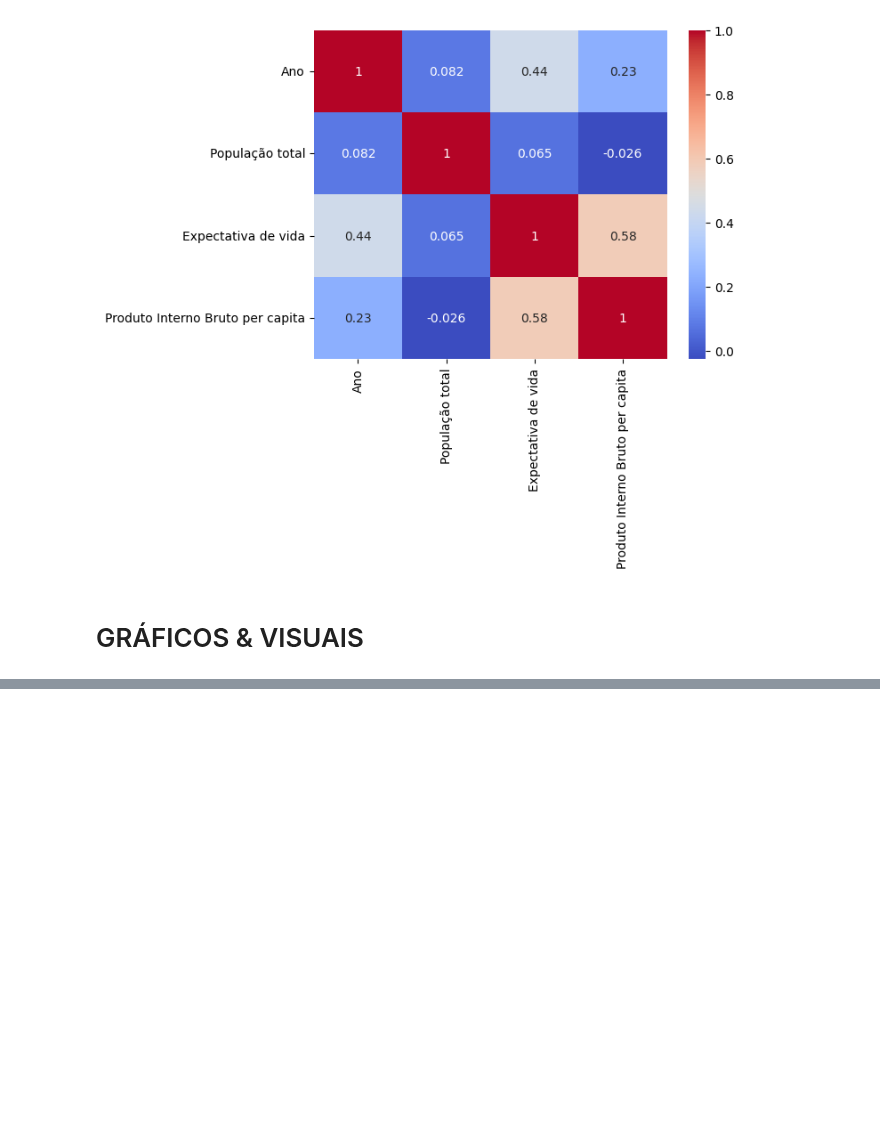
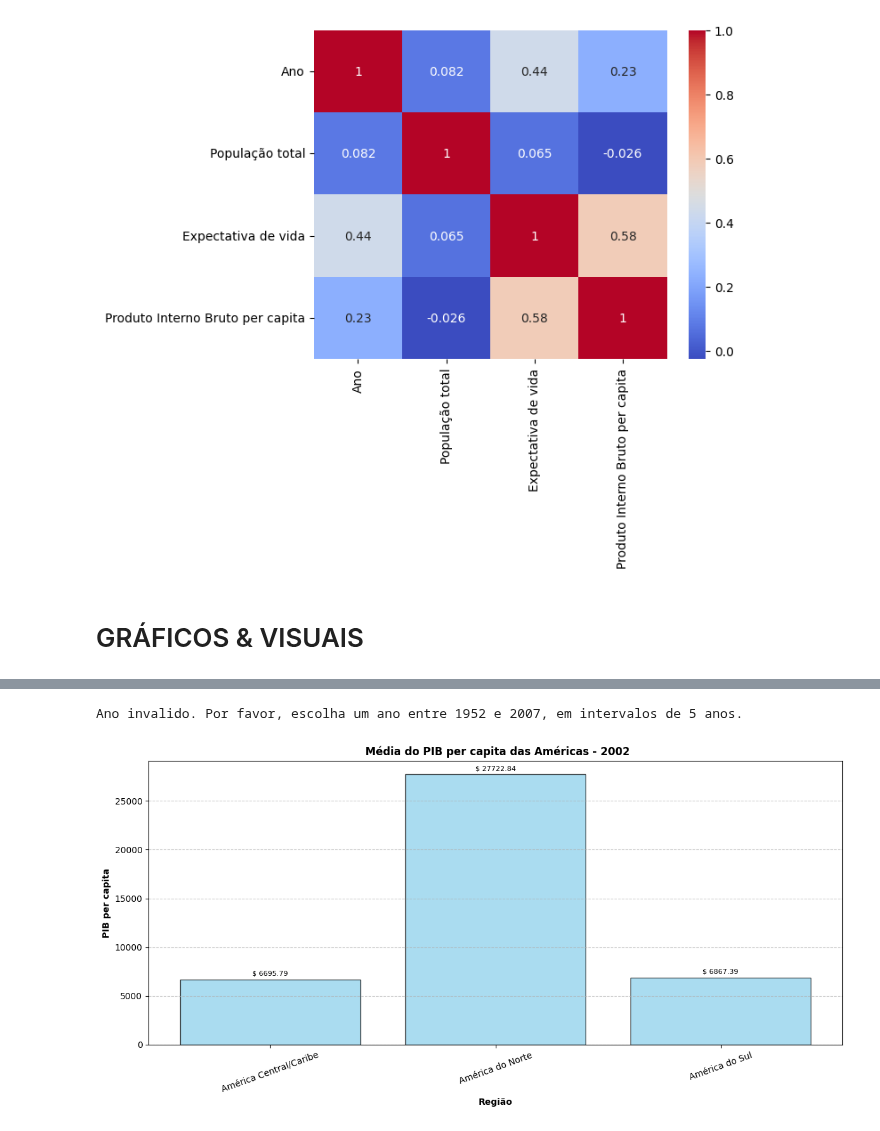
Before and after one commit to MathLopes29/Hashtag_AnaliseDados, a Jupyter notebook: Python/Cursos/PUC Ciência de Dados/Projetos/Python para Ciência de Dados/Projeto_Final_Grupo_5.ipynb, the cells around one changed output, grey strips where cells are left out. Cells and saved outputs as stored; diff of their text form; code cells hidden in the pictures; blank space fills up the shorter version.

```diff
--- a/Python/Cursos/PUC Ciência de Dados/Projetos/Python para Ciência de Dados/Projeto_Final_Grupo_5.ipynb
+++ b/Python/Cursos/PUC Ciência de Dados/Projetos/Python para Ciência de Dados/Projeto_Final_Grupo_5.ipynb
@@ -286,0 +352,19 @@ plt.show()
+# %%
+def categorizar_america(pais):
+    match pais:
+        # América do Sul
+        case 'Argentina' | 'Bolivia' | 'Brazil' | 'Chile' | 'Colombia' | 'Ecuador' | 'Paraguay' | 'Peru' | 'Uruguay' | 'Venezuela':
+            return 'América do Sul'
+
+        # América do Norte
+        case 'Canada' | 'United States' | 'Mexico':
+            return 'América do Norte'
+
+        # América Central / Caribe
+        case 'Costa Rica' | 'Cuba' | 'Dominican Republic' | 'El Salvador' | 'Guatemala' | 'Haiti' | 'Honduras' | 'Jamaica' | 'Nicaragua' | 'Panama' | 'Puerto Rico' | 'Trinidad and Tobago':
+            return 'América Central/Caribe'
+
+        case _:
+            return 'Outro continente'
+
+df_tratado['Região América'] = df_tratado['País'].apply(categorizar_america)
@@ -286,0 +380,49 @@ plt.show()
+# %%
+ano_escolhido = int(input("Digite o ano que deseja visualizar: "))
+match ano_escolhido:
+    case 1952, 1957, 1962, 1967, 1972, 1977, 1982, 1987, 1992, 1997, 2002, 2007:
+        print("Ano válido")
+    case _:
+        print("Ano invalido. Por favor, escolha um ano entre 1952 e 2007, em intervalos de 5 anos.")
+
+# filtrar ano e remover outros continentes
+filtro = (
+    (df_tratado['Ano'] == ano_escolhido) &
+    (df_tratado['Região América'] != 'Outro continente')
+)
+
+# agrupar por região
+pib_regiao = (
+    df_tratado[filtro]
+    .groupby('Região América')['Produto Interno Bruto per capita']
+    .mean()
+)
+
+plt.figure(figsize=(12, 6))
+
+barras = plt.bar(
+    pib_regiao.index,
+    pib_regiao.values,
+    color='skyblue',
+    edgecolor='black',
+    linewidth=1,
+    alpha=0.7
+)
+
+plt.bar_label(
+    barras,
+    labels=[f'$ {valor:.2f}' for valor in pib_regiao.values],
+    padding=3,
+    fontsize=8
+)
+
+plt.title(f' Média do PIB per capita das Américas - {ano_escolhido}', fontsize=12, fontweight='bold')
+plt.xlabel('Região', fontsize=10, fontweight='bold')
+plt.ylabel('PIB per capita', fontsize=10, fontweight='bold')
+plt.xticks(rotation=20)
+plt.grid(axis='y', linestyle='--', alpha=0.7)
+plt.tight_layout()
+plt.show()
+# %% [output]
+Ano invalido. Por favor, escolha um ano entre 1952 e 2007, em intervalos de 5 anos.
+[figure, added]
```
Also changed, not shown: parts of 6 cells of this notebook.
